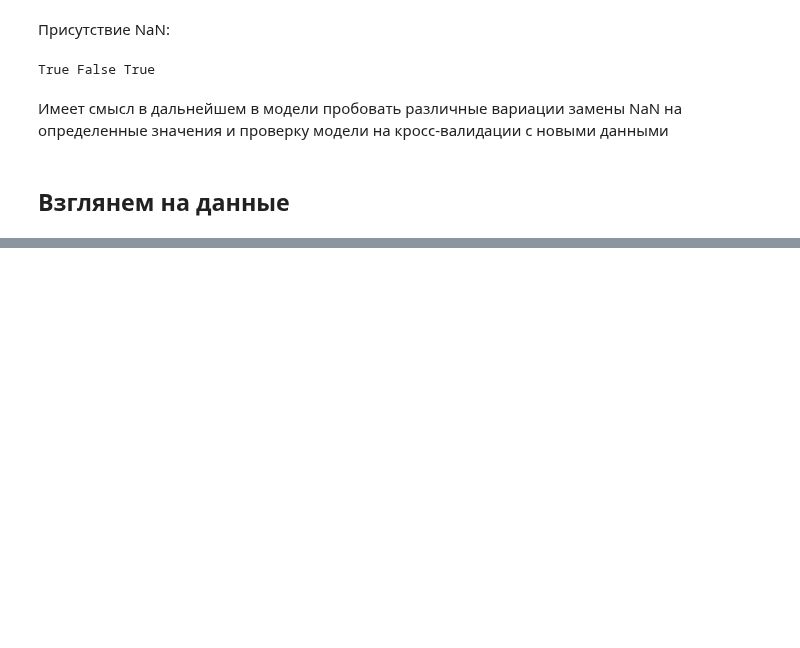
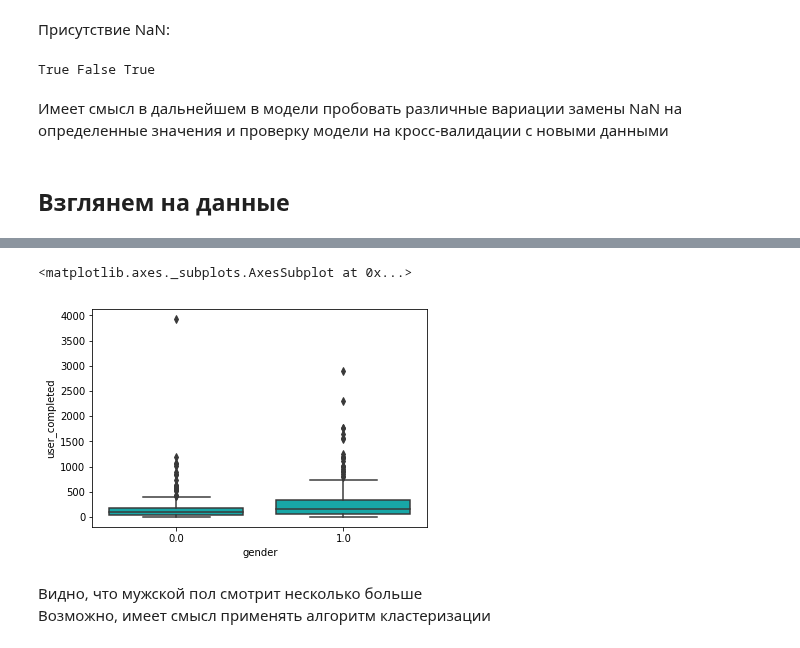
Before and after one commit to DKosov/TechnoSphere, a Jupyter notebook: ds/myAnimeList/report.ipynb, the cells around one changed output, grey strips where cells are left out. Drawn from its saved outputs; the diff is of its cells as text; code cells hidden in the pictures; blank space fills up the shorter version.

```diff
--- a/ds/myAnimeList/report.ipynb
+++ b/ds/myAnimeList/report.ipynb
@@ -118,0 +143,8 @@ sns.pairplot(=data[['type','members','episodes','rating']],hue='type')
+# %%
+sns.boxplot(x="gender", y="user_completed", data=Users[:1000], color='c')
+# %% [output]
+<matplotlib.axes._subplots.AxesSubplot at 0x...>
+[figure, added]
+# %% [markdown]
+Видно, что мужской пол смотрит несколько больше <br>
+Возможно, имеет смысл применять алгоритм кластеризации
```
Also changed, not shown: parts of 6 cells of this notebook.
